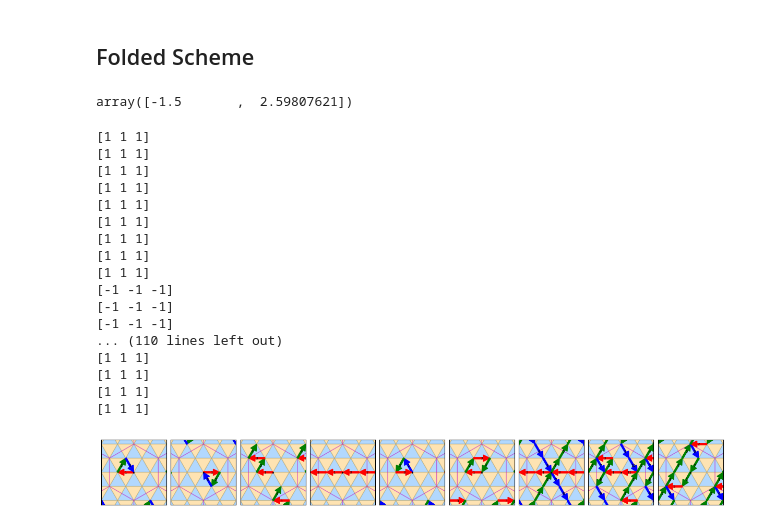
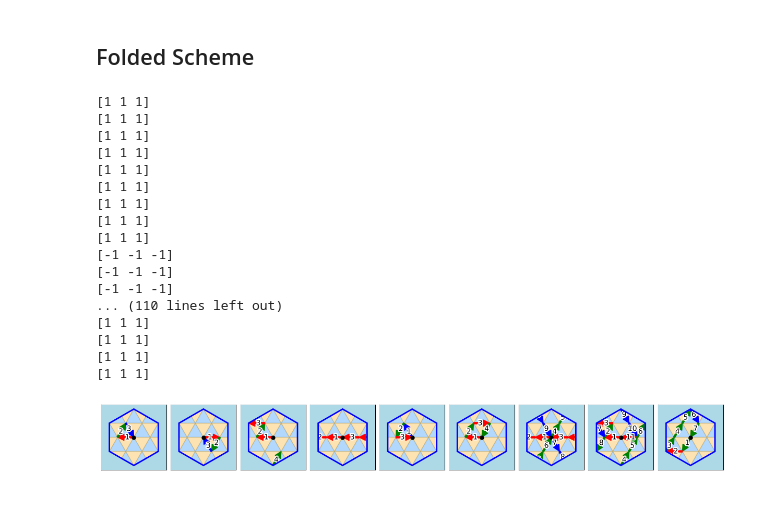
Before and after one commit to Potdooshami/2H_TaSe2_Tc_STM, a Jupyter notebook: E06_boundary_examples.ipynb, the cells around one changed output. Cells and saved outputs as stored; diff of their text form; code cells hidden in the pictures.

```diff
--- a/E06_boundary_examples.ipynb
+++ b/E06_boundary_examples.ipynb
@@ -173,6 +173,7 @@ def draw_arrow_trajectory(drs, clrs, show_origin=True, index_points=False, index
         text_kwargs(dict): passed to ax.text for styling
         xy_origin(tuple): (x,y) coordinates for the starting origin (default (0,0))
     '''
+    import matplotlib.patheffects as path_effects
     drs = np.asarray(drs, dtype=float)
     if drs.ndim != 2 or drs.shape[1] != 2:
         raise ValueError("drs must be an array-like of shape (n, 2)")
@@ -182,7 +183,7 @@ def draw_arrow_trajectory(drs, clrs, show_origin=True, index_points=False, index
         raise ValueError("clrs must have the same length as drs")
 
     if text_kwargs is None:
-        text_kwargs = dict(color='black', fontsize=5, va='center', ha='center', backgroundcolor=(0, 0, 0, 0), alpha=1, clip_on=True)
+        text_kwargs = dict(color='black', fontsize=10, va='center', ha='center', backgroundcolor=(0, 0, 0, 0), alpha=1, clip_on=True)
 
     fig = plt.gcf()
     ax = plt.gca()
@@ -211,14 +212,17 @@ def draw_arrow_trajectory(drs, clrs, show_origin=True, index_points=False, index
             text_objs["points"].append(txt)
         # label arrow (1..n) at midpoint if requested
         if index_arrows:
-            mid = start + 0.5 * np.array((dx, dy))
+            mid = start + 0.4 * np.array((dx, dy))
             txt = ax.text(mid[0], mid[1], str(i + 1), **text_kwargs)
+            txt.set_path_effects([
+                path_effects.withStroke(linewidth=3, foreground='white')
+            ])
             text_objs["arrows"].append(txt)
         points[i + 1] = start + np.array((dx, dy))
 
     # mark origin if requested
     if show_origin:
-        origin_marker, = ax.plot(origin[0], origin[1], marker='o', color='k', markersize=1)
+        origin_marker, = ax.plot(origin[0], origin[1], marker='o', color='k', markersize=5)
 
     margin = 0.5
     xmin, xmax = points[:, 0].min() - margin, points[:, 0].max() + margin
@@ -379,18 +383,72 @@ fig.savefig("assets/E06_boundary_examples.svg")
 # %% [markdown]
 ## Folded Scheme
 # %%
-pv_sup.a1
-pv_sup.a2
+import numpy as np
+import matplotlib.patches as patches
+from matplotlib.path import Path
+from shapely.geometry import Polygon, box
+
+def get_subtracted_patch():
+    """
+    Creates a square and a regular hexagon using Shapely, performs a subtraction
+    (Square - Hexagon), and returns the result as a Matplotlib PathPatch object.
+
+    Returns:
+        patches.PathPatch: The subtracted patch object with a hole in the center.
+    """
+    # 1. Create a Shapely geometry for the Square
+    square_geom = box(-5, -5, 5, 5)
+
+    # 2. Create a Shapely geometry for the Regular Hexagon
+    hex_radius = np.sqrt(3)
+    num_sides = 6
+    angles = np.linspace(0, 2 * np.pi, num_sides, endpoint=False) + np.pi / 2
+    hex_vertices = [(hex_radius * np.cos(a), hex_radius * np.sin(a)) for a in angles]
+    hexagon_geom = Polygon(hex_vertices)
+
+    # 3. Perform the subtraction (Square - Hexagon)
+    result_geom = square_geom.difference(hexagon_geom)
+
+    # 4. Convert the Shapely result into a Matplotlib PathPatch
+    if result_geom.geom_type == 'Polygon':
+        ext_vertices = np.array(result_geom.exterior.coords)
+
+        # Initialize lists for vertices and path codes
+        all_vertices = [ext_vertices]
+        all_codes = [[Path.MOVETO] + [Path.LINETO] * (len(ext_vertices) - 2) + [Path.CLOSEPOLY]]
+
+        # Process interior holes (the hexagon part)
+        for interior in result_geom.interiors:
+            int_vertices = np.array(interior.coords)
+            all_vertices.append(int_vertices)
+            all_codes.append([Path.MOVETO] + [Path.LINETO] * (len(int_vertices) - 2) + [Path.CLOSEPOLY])
+
+        # Merge all components into single numpy arrays
+        vertices = np.concatenate(all_vertices)
+        codes = np.concatenate(all_codes)
+
+        # Create the final Matplotlib PathPatch object
+        subtracted_path = Path(vertices, codes)
+        subtracted_patch = patches.PathPatch(
+            subtracted_path,
+            linewidth=2,
+            edgecolor='blue',
+            facecolor='lightblue',
+            alpha=1,
+            zorder=1000000,
+            label='Square - Hexagon'
+        )
+        return subtracted_patch
+
+    return None
-# %% [output]
-array([-1.5       ,  2.59807621])
 # %%
 # words = words[:5]
 nsb = len(words)
 ind = 0
-fig, axs = plt.subplots(1, nsb, figsize=(12, 8), constrained_layout=True)
+fig, axs = plt.subplots(1, nsb, figsize=(12, 3), constrained_layout=True)
 fig.subplots_adjust(wspace=0, left=0, right=0, top=0, bottom=0)
 
-[3,0]
+
 for word in words:
     ind += 1
     ax = axs[ind-1]
@@ -406,31 +464,32 @@ for word in words:
     ax.set_yticks([])
     ax.set_xlim(-2,2)
     ax.set_ylim(-2,2)
+    ax.add_patch(get_subtracted_patch())
 
 
     # ax.set_position([0,0,1,1])
 
 
 # ax.set_xlim(-2,2)
 # ax.set_ylim(-2,2)
 # ax.set_xlim(-4,4)
 # ax.set_ylim(-4,4)
 # %% [output]
 [1 1 1]
 [1 1 1]
 [1 1 1]
 [1 1 1]
 [1 1 1]
 [1 1 1]
 [1 1 1]
 [1 1 1]
 [1 1 1]
 [-1 -1 -1]
 [-1 -1 -1]
 [-1 -1 -1]
 ... (110 lines left out)
 [1 1 1]
 [1 1 1]
 [1 1 1]
 [1 1 1]
-[figure, old version]
+[figure, new version]
```
Also changed, not shown: parts of 5 cells of this notebook.
